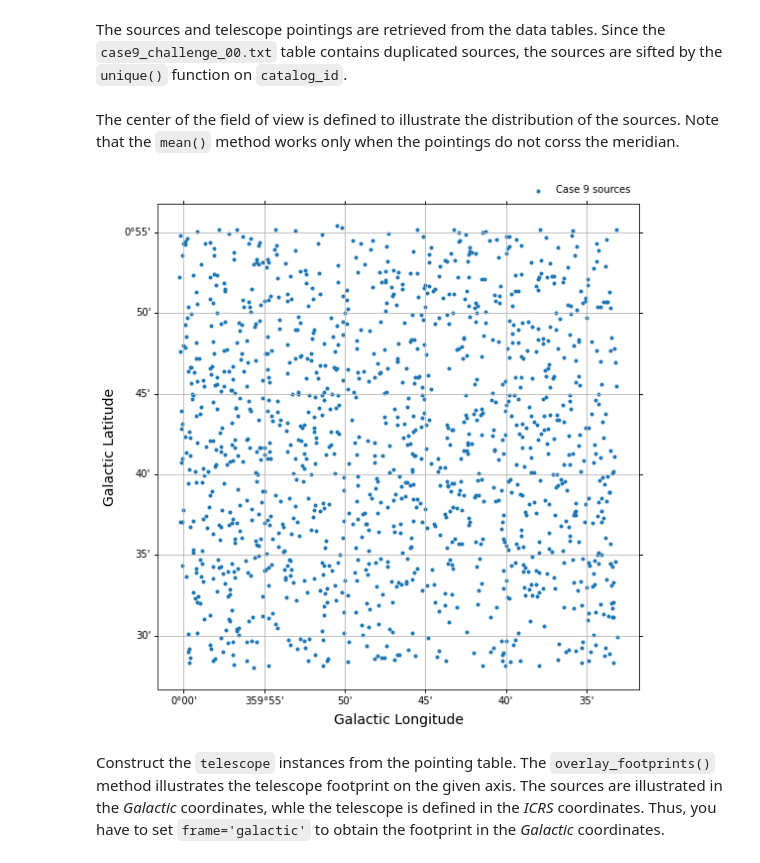
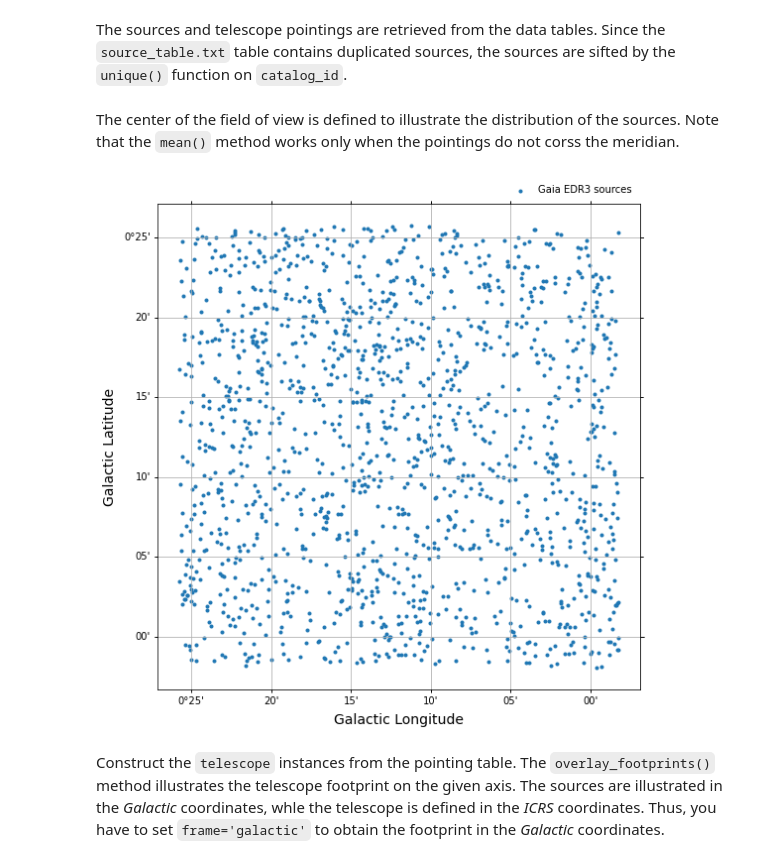
Before and after one commit to JASMINE-Mission/jasmine_warpfield, a Jupyter notebook: notebook/sample_01_on-sky_footprints.ipynb, the cells around one changed output. Saved outputs shown, nothing was run; the diff lists cells and outputs as text; code cells hidden in the pictures.

```diff
--- a/notebook/sample_01_on-sky_footprints.ipynb
+++ b/notebook/sample_01_on-sky_footprints.ipynb
@@ -18,18 +18,18 @@ from warpfield.DUMMY import get_jasmine
 # %% [markdown]
 The sources and telescope pointings are retrieved from the data tables.
-Since the `case9_challenge_00.txt` table contains duplicated sources, the sources are sifted by the `unique()` function on `catalog_id`.
+Since the `source_table.txt` table contains duplicated sources, the sources are sifted by the `unique()` function on `catalog_id`.
 # %%
-catalog = unique(QTable.read('../challenge/case9/case9_challenge_00.txt', format='ascii.ipac'),'catalog_id')
-pointing = QTable.read('../challenge/case9/case9_challenge_00_pointing.txt', format='ascii.ipac')
+catalog = unique(QTable.read('./data/source_table.txt', format='ascii.ipac'),'catalog_id')
+pointing = QTable.read('./data/pointing.txt', format='ascii.ipac')
 source = SkyCoord(ra=catalog['ra'], dec=catalog['dec'])
 # %% [markdown]
 The center of the field of view is defined to illustrate the distribution of the sources. Note that the `mean()` method works only when the pointings do not corss the meridian.
 # %%
 center = pointing.to_pandas().mean()
 fov_center = SkyCoord(center.ra*u.deg,center.dec*u.deg).galactic
-ax = w.display_sources(fov_center, source, marker='.', title='Case 9 sources')
+ax = display_sources(fov_center, source, marker='.', title='Gaia EDR3 sources')
 # %% [output]
-[figure, old version]
+[figure, new version]
 # %% [markdown]
 Construct the `telescope` instances from the pointing table.
 The `overlay_footprints()` method illustrates the telescope footprint on the given axis.
```
Also changed, not shown: parts of 5 cells of this notebook, 3 other files.
